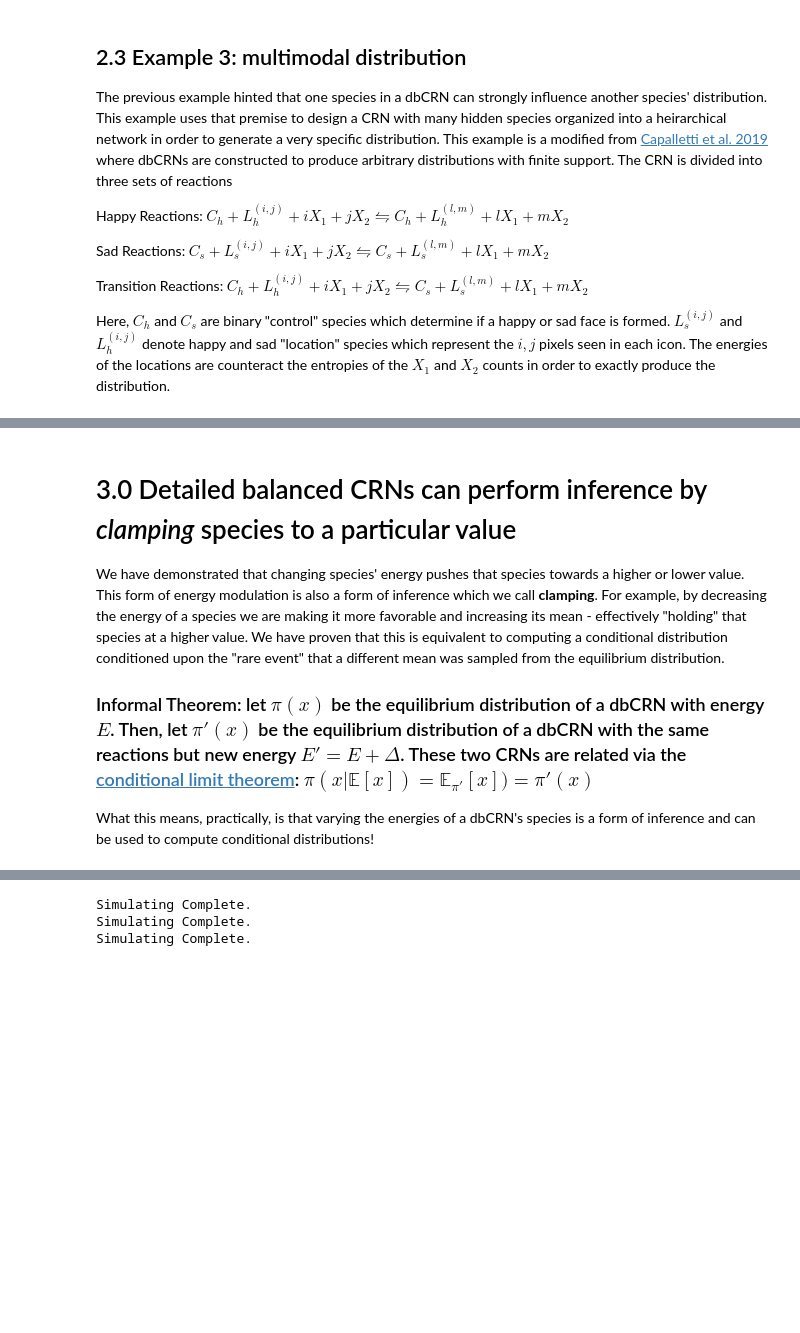
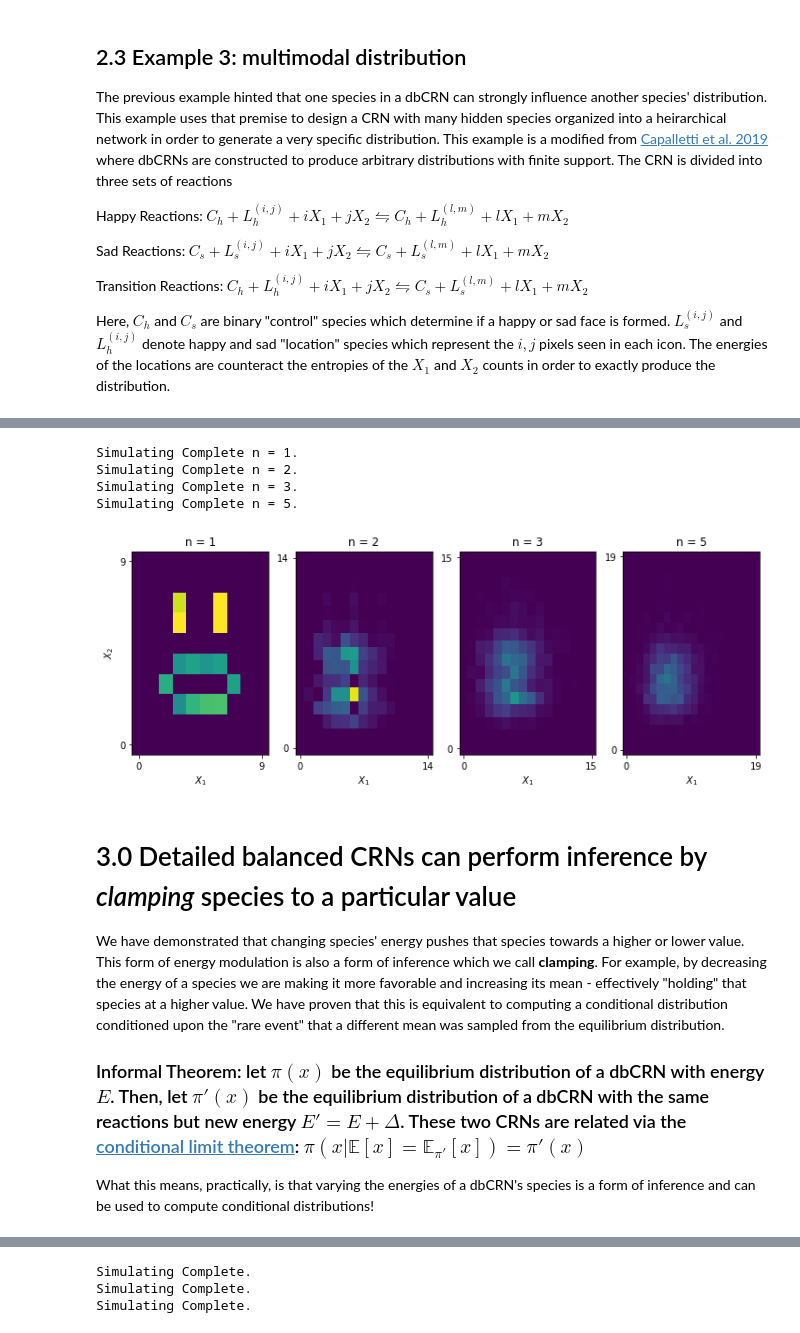
Before and after one commit to WilliamIX/dbCRNs-are-BMs, a Jupyter notebook: Detailed Balanced CRNs are Generalized Boltzmann Machines Demo.ipynb, the cells around one changed output, grey strips where cells are left out. Cells and saved outputs as stored; diff of their text form; code cells hidden in the pictures; blank space fills up the shorter version.

```diff
--- a/Detailed Balanced CRNs are Generalized Boltzmann Machines Demo.ipynb
+++ b/Detailed Balanced CRNs are Generalized Boltzmann Machines Demo.ipynb
@@ -397,9 +468,57 @@ Text(0.5, 0, '$X_2$')
+# %%
+#*********************************************************
+#************* Try Changing These Variables! *************
+#*********************************************************
+#See how the distribution changes with conservation laws
+n_list = [1, 2, 3, 5]
+
+
+#*********************************************************
+#************* Simulation and Plotting Below *************
+#*********************************************************
+
+#Happy and Sad Energies
+E_C_s = 0
+E_C_h = 0
+
+#Energies of X1 and X2
+E1 = 0
+E2 = 0
+
+plt.figure(figsize = (12, 4))
+
+for i, n in enumerate(n_list):
+    CRN3 = create_happy_sad_CRN(E_C_s = E_C_s, E_C_h = E_C_s, E1 = E1, E2 = E2, n = n)
+    timepoints = np.arange(0, max_time/50, 1.)
+
+    results3 = py_simulate_model(timepoints, CRN3, stochastic = True, return_dataframe = False); print(f"Simulating Complete n = {n}.")
+    df3 = results3.py_get_dataframe(Model = CRN3)
+    burn_in = timepoints[-1]/10.
+    max_counts3 = int(max(max(df3["X1"]), max(df3["X2"]))+2)
+    E3_dist_X1_X2 = results3.py_empirical_distribution(species = ["X1", "X2"], start_time = burn_in, Model = CRN3, max_counts = [max_counts3, max_counts3])
+
+
+    plt.subplot(100+(len(n_list))*10+i+1)
+    plt.title(f"n = {n}")
+    cb = plt.pcolor(E3_dist_X1_X2.T, vmin = 0, vmax = .1)
+    #
+    plt.xticks([.5, max_counts3+.5], [str(0), str(max_counts3)])
+    plt.yticks([.5, max_counts3+.5], [str(0), str(max_counts3)])
+    plt.xlabel("$X_1$")
+    if i == 0:
+        plt.ylabel("$X_2$")
+# %% [output]
+Simulating Complete n = 1.
+Simulating Complete n = 2.
+Simulating Complete n = 3.
+Simulating Complete n = 5.
+[figure, added]
 # %% [markdown]
 # 3.0 Detailed balanced CRNs can perform inference by _clamping_ species to a particular value
 
 We have demonstrated that changing species' energy pushes that species towards a higher or lower value. This form of energy modulation is also a form of inference which we call __clamping__. For example, by decreasing the energy of a species we are making it more favorable and increasing its mean - effectively "holding" that species at a higher value. We have proven that this is equivalent to computing a conditional distribution conditioned upon the "rare event" that a different mean was sampled from the equilibrium distribution.
 
-### Informal Theorem: let $\pi(x)$ be the equilibrium distribution of a dbCRN with energy $E$. Then, let $\pi'(x)$ be the equilibrium distribution of a dbCRN with the same reactions but new energy $E' = E+\Delta$. These two CRNs are related via the [conditional limit theorem](http://staff.ustc.edu.cn/~cgong821/Wiley.Interscience.Elements.of.Information.Theory.Jul.2006.eBook-DDU.pdf): $\pi(x | \mathbb{E}[x]) = \mathbb{E}_{\pi'}[x]) = \pi'(x)$
+### Informal Theorem: let $\pi(x)$ be the equilibrium distribution of a dbCRN with energy $E$. Then, let $\pi'(x)$ be the equilibrium distribution of a dbCRN with the same reactions but new energy $E' = E+\Delta$. These two CRNs are related via the [conditional limit theorem](http://staff.ustc.edu.cn/~cgong821/Wiley.Interscience.Elements.of.Information.Theory.Jul.2006.eBook-DDU.pdf): $\pi(x | \mathbb{E}[x] = \mathbb{E}_{\pi'}[x]) = \pi'(x)$
 
 What this means, practically, is that varying the energies of a dbCRN's species is a form of inference and can be used to compute conditional distributions!
 # %% [markdown]
```
Also changed, not shown: parts of 35 cells of this notebook, 5 other files.
